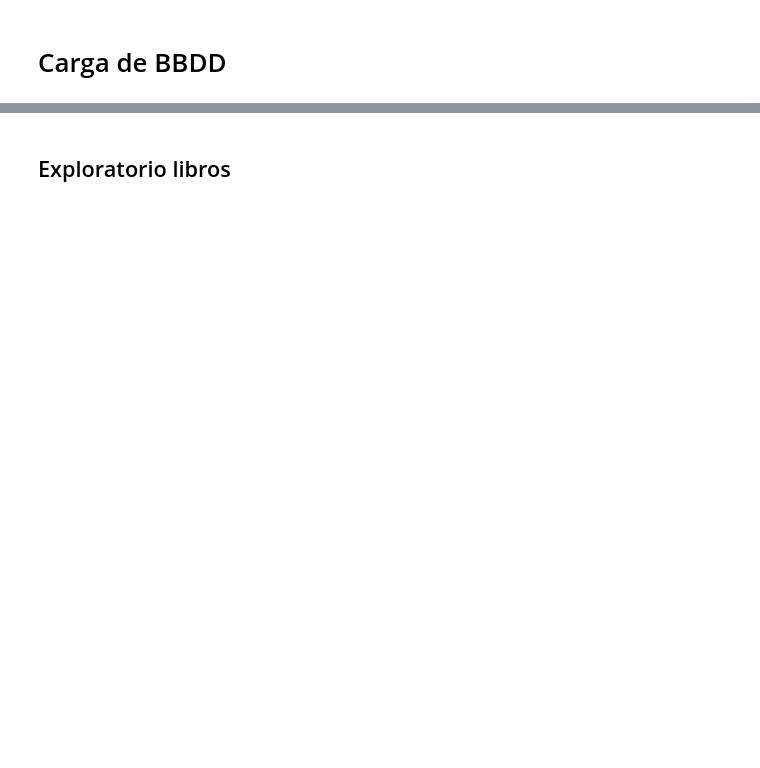
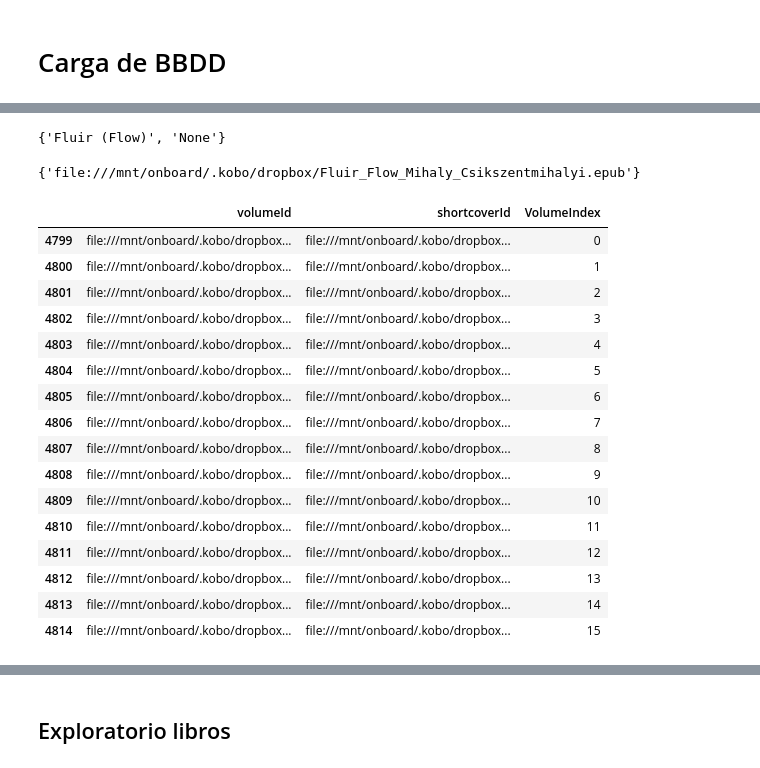
Before and after one commit to jaguirrepeman/koboannotations, a Jupyter notebook: notebook_kobo.ipynb, the cells around one changed output, grey strips where cells are left out. Saved outputs shown, nothing was run; the diff lists cells and outputs as text; code cells hidden in the pictures; blank space fills up the shorter version.

```diff
--- a/notebook_kobo.ipynb
+++ b/notebook_kobo.ipynb
@@ -97,0 +108,4 @@ bookmark_df\
+# %%
+set(content_fluir.BookTitle.values)
+# %% [output]
+{'Fluir (Flow)', 'None'}
@@ -97,0 +115,29 @@ bookmark_df\
+# %%
+volume_shortcovers_df = db.get_query_df("""select * from volume_shortcovers""")
+# %%
+volume_shortcovers_fluir = volume_shortcovers_df\
+    .loc[lambda x: x.volumeId.str.contains("Fluir")]
+# %%
+set(volume_shortcovers_fluir.volumeId.values)
+# %% [output]
+{'file:///mnt/onboard/.kobo/dropbox/Fluir_Flow_Mihaly_Csikszentmihalyi.epub'}
+# %%
+volume_shortcovers_fluir#.shortcoverId.values
+# %% [output]
+|  | volumeId | shortcoverId | VolumeIndex |
+| 4799 | file:///mnt/onboard/.kobo/dropbox... | file:///mnt/onboard/.kobo/dropbox... | 0 |
+| 4800 | file:///mnt/onboard/.kobo/dropbox... | file:///mnt/onboard/.kobo/dropbox... | 1 |
+| 4801 | file:///mnt/onboard/.kobo/dropbox... | file:///mnt/onboard/.kobo/dropbox... | 2 |
+| 4802 | file:///mnt/onboard/.kobo/dropbox... | file:///mnt/onboard/.kobo/dropbox... | 3 |
+| 4803 | file:///mnt/onboard/.kobo/dropbox... | file:///mnt/onboard/.kobo/dropbox... | 4 |
+| 4804 | file:///mnt/onboard/.kobo/dropbox... | file:///mnt/onboard/.kobo/dropbox... | 5 |
+| 4805 | file:///mnt/onboard/.kobo/dropbox... | file:///mnt/onboard/.kobo/dropbox... | 6 |
+| 4806 | file:///mnt/onboard/.kobo/dropbox... | file:///mnt/onboard/.kobo/dropbox... | 7 |
+| 4807 | file:///mnt/onboard/.kobo/dropbox... | file:///mnt/onboard/.kobo/dropbox... | 8 |
+| 4808 | file:///mnt/onboard/.kobo/dropbox... | file:///mnt/onboard/.kobo/dropbox... | 9 |
+| 4809 | file:///mnt/onboard/.kobo/dropbox... | file:///mnt/onboard/.kobo/dropbox... | 10 |
+| 4810 | file:///mnt/onboard/.kobo/dropbox... | file:///mnt/onboard/.kobo/dropbox... | 11 |
+| 4811 | file:///mnt/onboard/.kobo/dropbox... | file:///mnt/onboard/.kobo/dropbox... | 12 |
+| 4812 | file:///mnt/onboard/.kobo/dropbox... | file:///mnt/onboard/.kobo/dropbox... | 13 |
+| 4813 | file:///mnt/onboard/.kobo/dropbox... | file:///mnt/onboard/.kobo/dropbox... | 14 |
+| 4814 | file:///mnt/onboard/.kobo/dropbox... | file:///mnt/onboard/.kobo/dropbox... | 15 |
```
Also changed, not shown: parts of 37 cells of this notebook, 1 other file.
